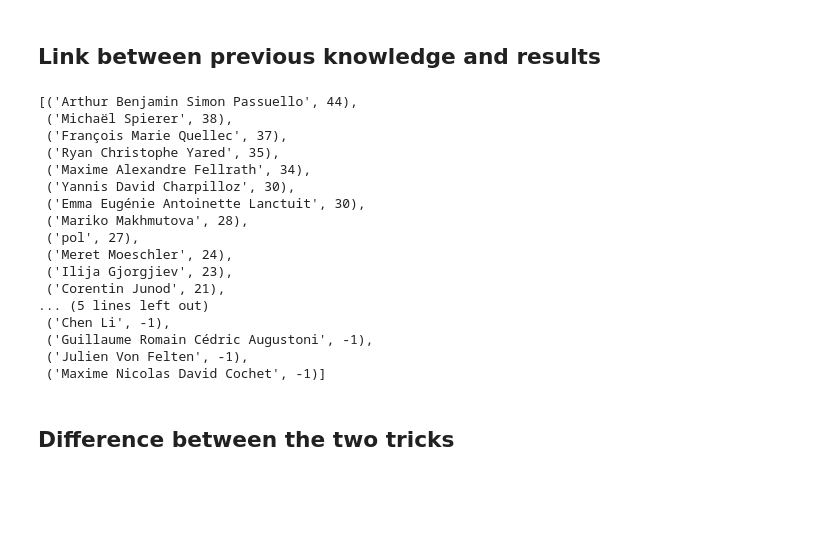
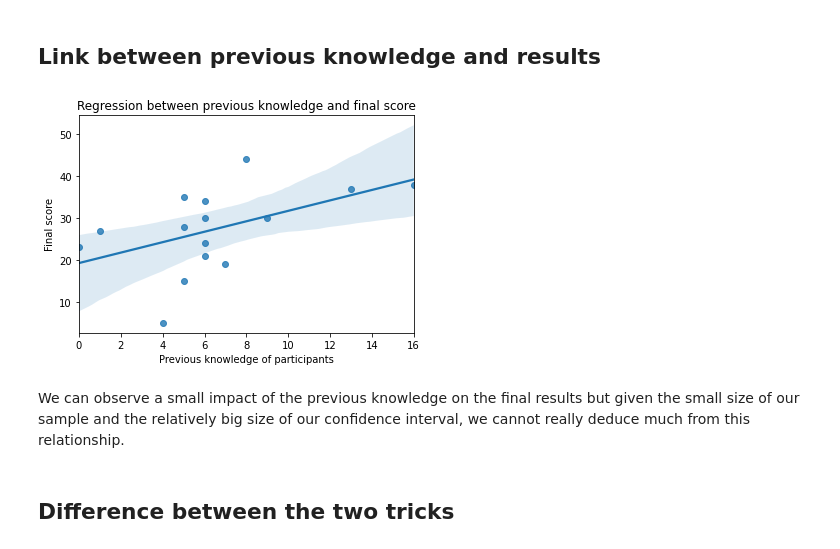
Before and after one commit to VFXOne/FROG-DELA-Project, a Jupyter notebook: experiment-files/Analysis.ipynb, the cells around one changed output. Saved outputs shown, nothing was run; the diff lists cells and outputs as text; code cells hidden in the pictures; blank space fills up the shorter version.

```diff
--- a/experiment-files/Analysis.ipynb
+++ b/experiment-files/Analysis.ipynb
@@ -532,26 +520,27 @@ When running our t-test, we get a p-value greater than 0.05. This means that we
 This means that the results of our experiment are not sufficient to conclude on the difference of efficiency between training in pairs or alone.
 # %% [markdown]
 ## Link between previous knowledge and results
-# %%
-mapToNames(total_score_ranked)
-# %% [output]
-[('Arthur Benjamin Simon Passuello', 44),
- ('Michaël Spierer', 38),
- ('François Marie Quellec', 37),
- ('Ryan Christophe Yared', 35),
- ('Maxime Alexandre Fellrath', 34),
- ('Yannis David Charpilloz', 30),
- ('Emma Eugénie Antoinette Lanctuit', 30),
- ('Mariko Makhmutova', 28),
- ('pol', 27),
- ('Meret Moeschler', 24),
- ('Ilija Gjorgjiev', 23),
- ('Corentin Junod', 21),
-... (5 lines left out)
- ('Chen Li', -1),
- ('Guillaume Romain Cédric Augustoni', -1),
- ('Julien Von Felten', -1),
- ('Maxime Nicolas David Cochet', -1)]
+# %%
+previous_to_final = []
+prv_score = {}
+for id_, prev_score in knowledge_ranked:
+    prv_score[id_] = prev_score
+for id_, final_score in total_score_ranked:
+    if final_score != -1 :
+        previous_to_final.append((prv_score[id_],final_score))
+# %%
+import seaborn as sns
+x = [s[0] for s in previous_to_final]
+y = [s[1] for s in previous_to_final]
+sns.regplot(x=x, y=y)
+plt.xlabel("Previous knowledge of participants")
+plt.ylabel("Final score")
+plt.title("Regression between previous knowledge and final score")
+plt.show()
+# %% [output]
+[figure, added]
+# %% [markdown]
+We can observe a small impact of the previous knowledge on the final results but given the small size of our sample and the relatively big size of our confidence interval, we cannot really deduce much from this relationship.
 # %% [markdown]
 ## Difference between the two tricks
 # %% [markdown]
```
Also changed, not shown: parts of 3 cells of this notebook.
